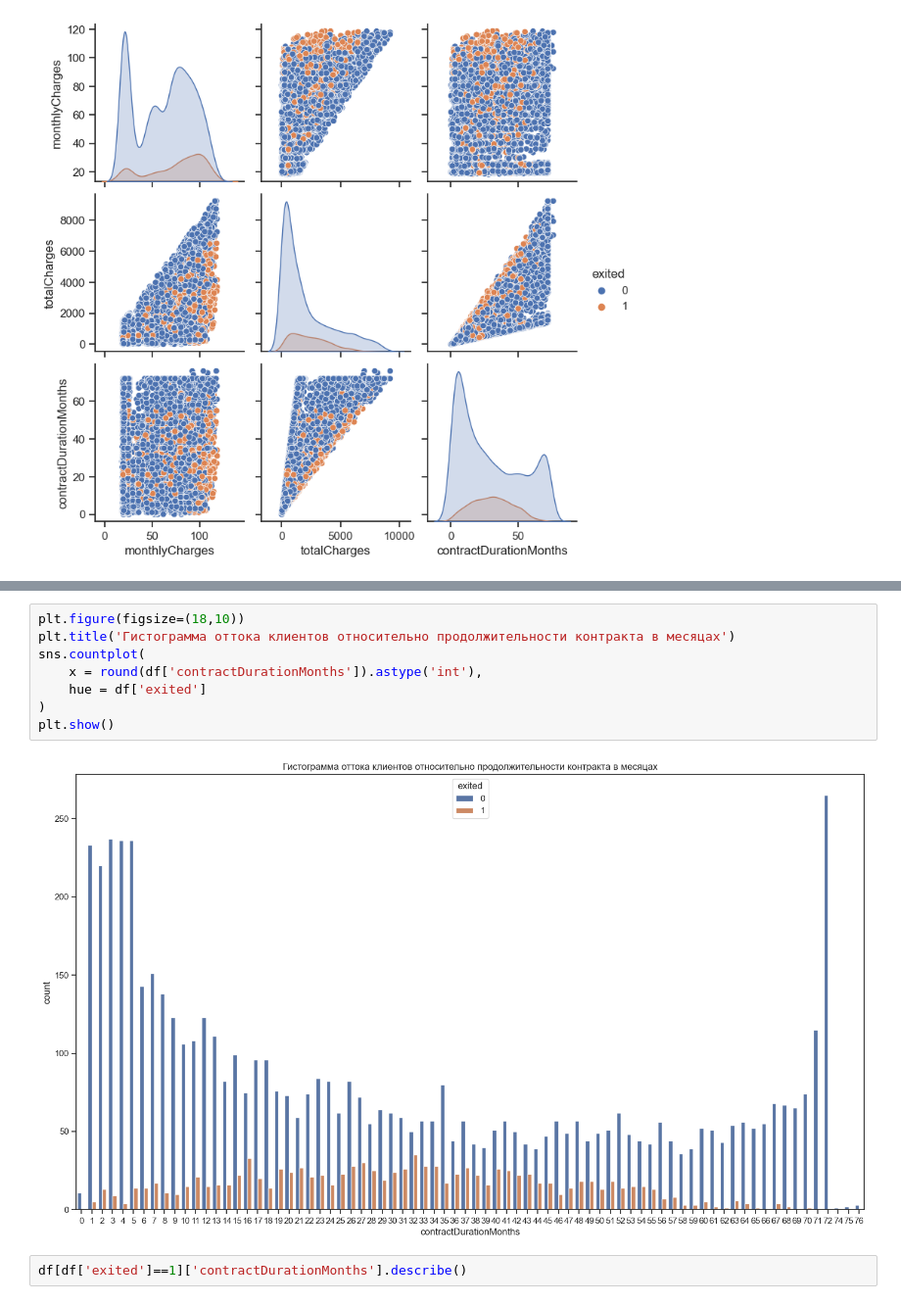
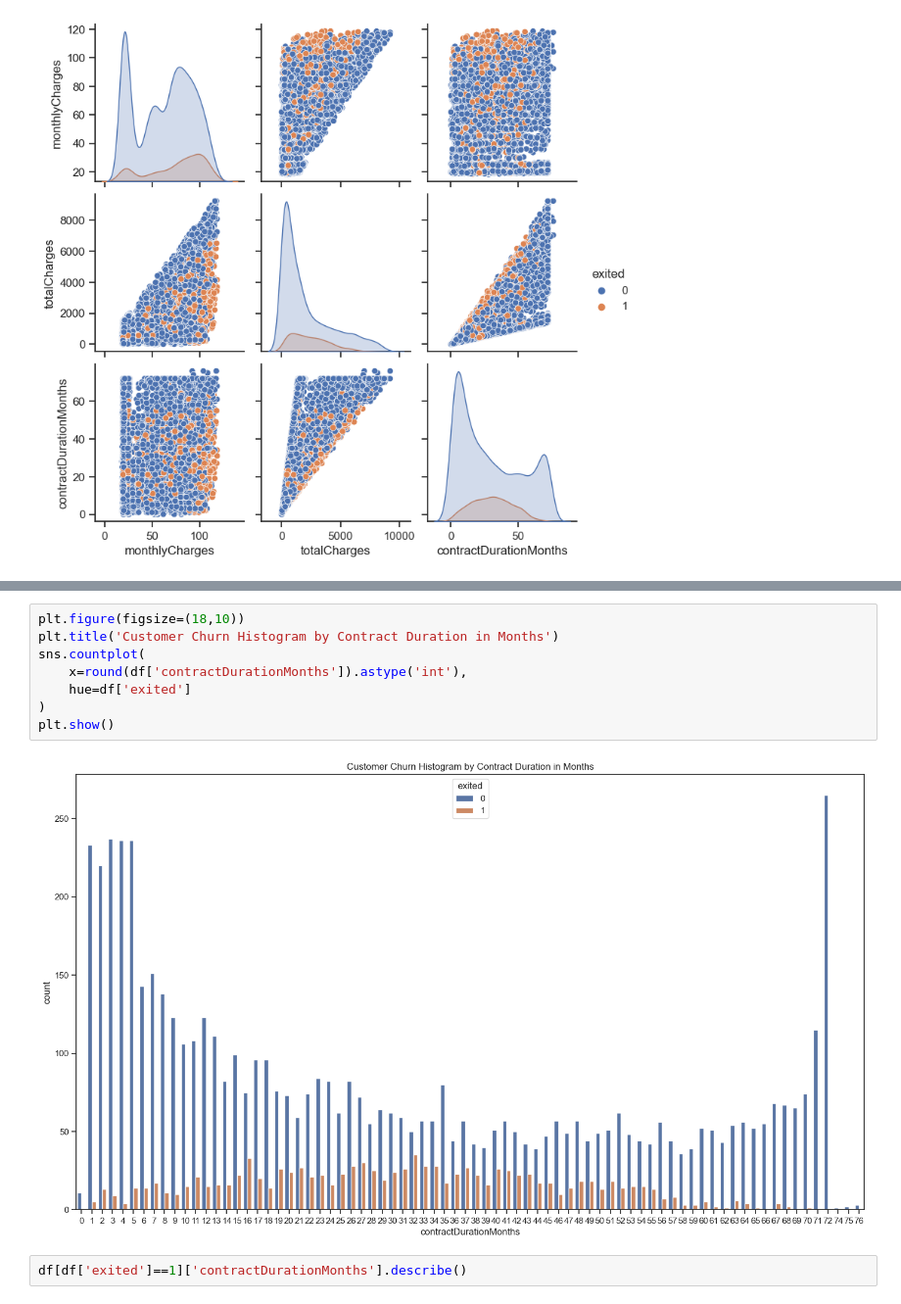
Before and after one commit to ootho/data_science, a Jupyter notebook: telecom_churn/telecom.ipynb, the cells around one changed output, grey strips where cells are left out. Shown at 98% size. Saved outputs shown, nothing was run; the diff lists cells and outputs as text.

```diff
--- a/telecom_churn/telecom.ipynb
+++ b/telecom_churn/telecom.ipynb
@@ -457,13 +457,13 @@ plt.show()
 # %%
 plt.figure(figsize=(18,10))
-plt.title('Гистограмма оттока клиентов относительно продолжительности контракта в месяцах')
+plt.title('Customer Churn Histogram by Contract Duration in Months')
 sns.countplot(
-    x = round(df['contractDurationMonths']).astype('int'),
-    hue = df['exited']
+    x=round(df['contractDurationMonths']).astype('int'),
+    hue=df['exited']
 )
 plt.show()
 # %% [output]
-[figure, old version]
+[figure, new version]
 # %%
 df[df['exited']==1]['contractDurationMonths'].describe()
 # %% [output]
```
Also changed, not shown: parts of 123 cells of this notebook, 25 other files.
